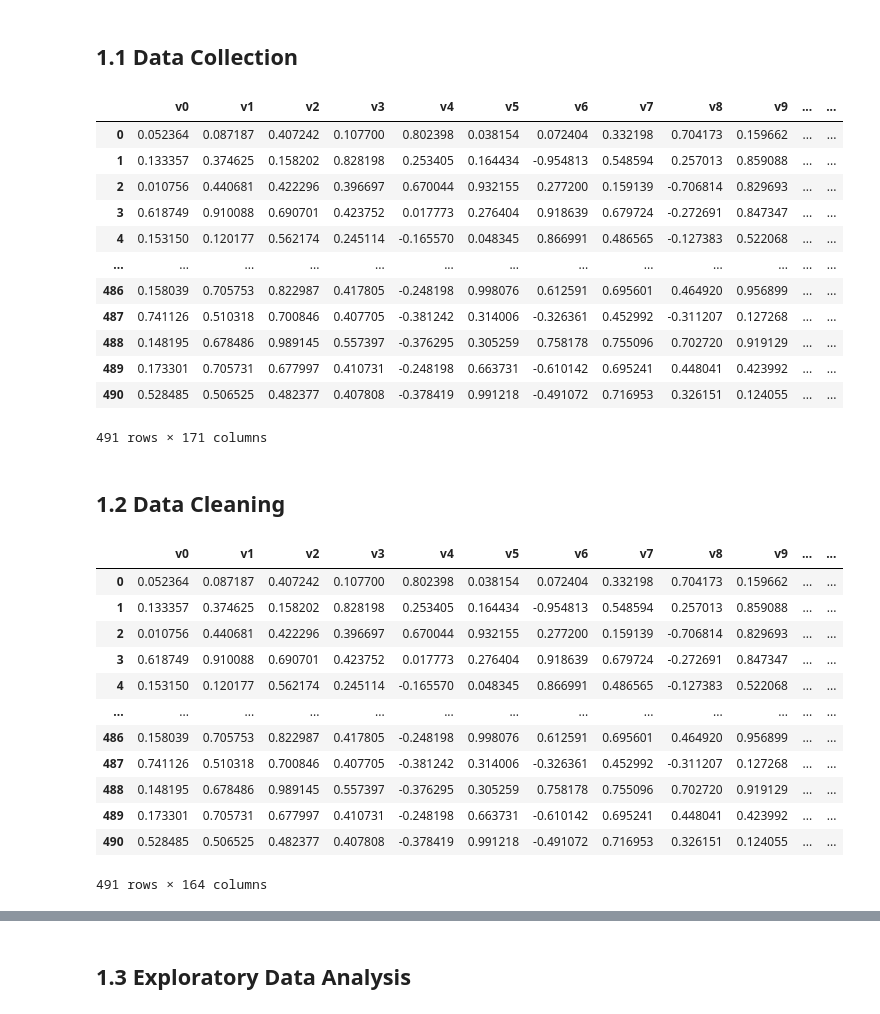
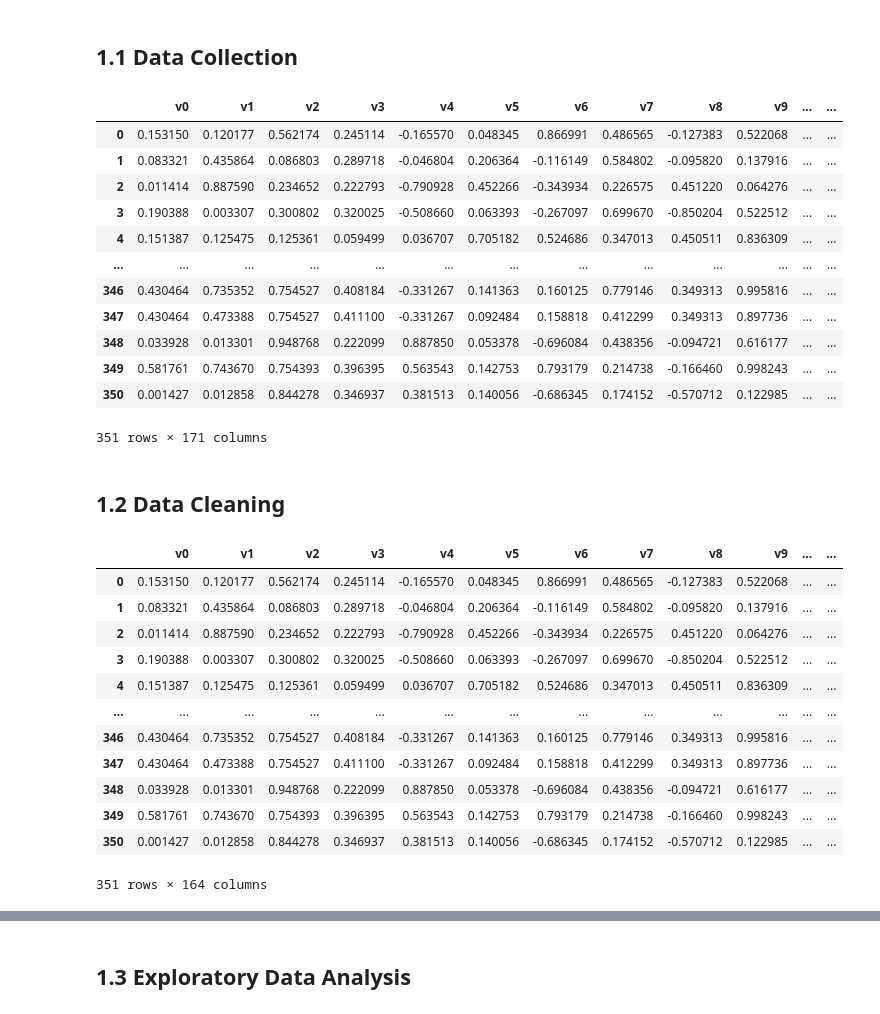
Before and after one commit to MeronZnabei/master-thesis-project, a Jupyter notebook: output_analysis/posteriori.ipynb, the cells around one changed output, grey strips where cells are left out. Drawn from its saved outputs; the diff is of its cells as text; code cells hidden in the pictures.

```diff
--- a/output_analysis/posteriori.ipynb
+++ b/output_analysis/posteriori.ipynb
@@ -10,22 +10,22 @@ from pandas.plotting import parallel_coordinates
 ## 1.1 Data Collection
 # %%
 # outputs the value for every decision variable and output variable
-opt_results = pd.read_csv("../outputs/nfe5000_uwf_big/baseline_results_nfe5000_uwf_big.csv").drop(columns="Unnamed: 0")
+opt_results = pd.read_csv("../outputs/nfe5000_gini/baseline_results_nfe5000_gini.csv").drop(columns="Unnamed: 0")
 opt_results
 # %% [output]
 |  | v0 | v1 | v2 | v3 | v4 | v5 | v6 | v7 | v8 | v9 | ... | ... |
-| 0 | 0.052364 | 0.087187 | 0.407242 | 0.107700 | 0.802398 | 0.038154 | 0.072404 | 0.332198 | 0.704173 | 0.159662 | ... | ... |
-| 1 | 0.133357 | 0.374625 | 0.158202 | 0.828198 | 0.253405 | 0.164434 | -0.954813 | 0.548594 | 0.257013 | 0.859088 | ... | ... |
-| 2 | 0.010756 | 0.440681 | 0.422296 | 0.396697 | 0.670044 | 0.932155 | 0.277200 | 0.159139 | -0.706814 | 0.829693 | ... | ... |
-| 3 | 0.618749 | 0.910088 | 0.690701 | 0.423752 | 0.017773 | 0.276404 | 0.918639 | 0.679724 | -0.272691 | 0.847347 | ... | ... |
-| 4 | 0.153150 | 0.120177 | 0.562174 | 0.245114 | -0.165570 | 0.048345 | 0.866991 | 0.486565 | -0.127383 | 0.522068 | ... | ... |
+| 0 | 0.153150 | 0.120177 | 0.562174 | 0.245114 | -0.165570 | 0.048345 | 0.866991 | 0.486565 | -0.127383 | 0.522068 | ... | ... |
+| 1 | 0.083321 | 0.435864 | 0.086803 | 0.289718 | -0.046804 | 0.206364 | -0.116149 | 0.584802 | -0.095820 | 0.137916 | ... | ... |
+| 2 | 0.011414 | 0.887590 | 0.234652 | 0.222793 | -0.790928 | 0.452266 | -0.343934 | 0.226575 | 0.451220 | 0.064276 | ... | ... |
+| 3 | 0.190388 | 0.003307 | 0.300802 | 0.320025 | -0.508660 | 0.063393 | -0.267097 | 0.699670 | -0.850204 | 0.522512 | ... | ... |
+| 4 | 0.151387 | 0.125475 | 0.125361 | 0.059499 | 0.036707 | 0.705182 | 0.524686 | 0.347013 | 0.450511 | 0.836309 | ... | ... |
 | ... | ... | ... | ... | ... | ... | ... | ... | ... | ... | ... | ... | ... |
-| 486 | 0.158039 | 0.705753 | 0.822987 | 0.417805 | -0.248198 | 0.998076 | 0.612591 | 0.695601 | 0.464920 | 0.956899 | ... | ... |
-| 487 | 0.741126 | 0.510318 | 0.700846 | 0.407705 | -0.381242 | 0.314006 | -0.326361 | 0.452992 | -0.311207 | 0.127268 | ... | ... |
-| 488 | 0.148195 | 0.678486 | 0.989145 | 0.557397 | -0.376295 | 0.305259 | 0.758178 | 0.755096 | 0.702720 | 0.919129 | ... | ... |
-| 489 | 0.173301 | 0.705731 | 0.677997 | 0.410731 | -0.248198 | 0.663731 | -0.610142 | 0.695241 | 0.448041 | 0.423992 | ... | ... |
-| 490 | 0.528485 | 0.506525 | 0.482377 | 0.407808 | -0.378419 | 0.991218 | -0.491072 | 0.716953 | 0.326151 | 0.124055 | ... | ... |
+| 346 | 0.430464 | 0.735352 | 0.754527 | 0.408184 | -0.331267 | 0.141363 | 0.160125 | 0.779146 | 0.349313 | 0.995816 | ... | ... |
+| 347 | 0.430464 | 0.473388 | 0.754527 | 0.411100 | -0.331267 | 0.092484 | 0.158818 | 0.412299 | 0.349313 | 0.897736 | ... | ... |
+| 348 | 0.033928 | 0.013301 | 0.948768 | 0.222099 | 0.887850 | 0.053378 | -0.696084 | 0.438356 | -0.094721 | 0.616177 | ... | ... |
+| 349 | 0.581761 | 0.743670 | 0.754393 | 0.396395 | 0.563543 | 0.142753 | 0.793179 | 0.214738 | -0.166460 | 0.998243 | ... | ... |
+| 350 | 0.001427 | 0.012858 | 0.844278 | 0.346937 | 0.381513 | 0.140056 | -0.686345 | 0.174152 | -0.570712 | 0.122985 | ... | ... |
-491 rows × 171 columns
+351 rows × 171 columns
 # %% [markdown]
 ## 1.2 Data Cleaning
 # %%
@@ -36,18 +36,18 @@ policies, objectives = opt_results.iloc[:, :-7], opt_results.iloc[:, -7:]
 policies
 # %% [output]
 |  | v0 | v1 | v2 | v3 | v4 | v5 | v6 | v7 | v8 | v9 | ... | ... |
-| 0 | 0.052364 | 0.087187 | 0.407242 | 0.107700 | 0.802398 | 0.038154 | 0.072404 | 0.332198 | 0.704173 | 0.159662 | ... | ... |
-| 1 | 0.133357 | 0.374625 | 0.158202 | 0.828198 | 0.253405 | 0.164434 | -0.954813 | 0.548594 | 0.257013 | 0.859088 | ... | ... |
-| 2 | 0.010756 | 0.440681 | 0.422296 | 0.396697 | 0.670044 | 0.932155 | 0.277200 | 0.159139 | -0.706814 | 0.829693 | ... | ... |
-| 3 | 0.618749 | 0.910088 | 0.690701 | 0.423752 | 0.017773 | 0.276404 | 0.918639 | 0.679724 | -0.272691 | 0.847347 | ... | ... |
-| 4 | 0.153150 | 0.120177 | 0.562174 | 0.245114 | -0.165570 | 0.048345 | 0.866991 | 0.486565 | -0.127383 | 0.522068 | ... | ... |
+| 0 | 0.153150 | 0.120177 | 0.562174 | 0.245114 | -0.165570 | 0.048345 | 0.866991 | 0.486565 | -0.127383 | 0.522068 | ... | ... |
+| 1 | 0.083321 | 0.435864 | 0.086803 | 0.289718 | -0.046804 | 0.206364 | -0.116149 | 0.584802 | -0.095820 | 0.137916 | ... | ... |
+| 2 | 0.011414 | 0.887590 | 0.234652 | 0.222793 | -0.790928 | 0.452266 | -0.343934 | 0.226575 | 0.451220 | 0.064276 | ... | ... |
+| 3 | 0.190388 | 0.003307 | 0.300802 | 0.320025 | -0.508660 | 0.063393 | -0.267097 | 0.699670 | -0.850204 | 0.522512 | ... | ... |
+| 4 | 0.151387 | 0.125475 | 0.125361 | 0.059499 | 0.036707 | 0.705182 | 0.524686 | 0.347013 | 0.450511 | 0.836309 | ... | ... |
 | ... | ... | ... | ... | ... | ... | ... | ... | ... | ... | ... | ... | ... |
-| 486 | 0.158039 | 0.705753 | 0.822987 | 0.417805 | -0.248198 | 0.998076 | 0.612591 | 0.695601 | 0.464920 | 0.956899 | ... | ... |
-| 487 | 0.741126 | 0.510318 | 0.700846 | 0.407705 | -0.381242 | 0.314006 | -0.326361 | 0.452992 | -0.311207 | 0.127268 | ... | ... |
-| 488 | 0.148195 | 0.678486 | 0.989145 | 0.557397 | -0.376295 | 0.305259 | 0.758178 | 0.755096 | 0.702720 | 0.919129 | ... | ... |
-| 489 | 0.173301 | 0.705731 | 0.677997 | 0.410731 | -0.248198 | 0.663731 | -0.610142 | 0.695241 | 0.448041 | 0.423992 | ... | ... |
-| 490 | 0.528485 | 0.506525 | 0.482377 | 0.407808 | -0.378419 | 0.991218 | -0.491072 | 0.716953 | 0.326151 | 0.124055 | ... | ... |
+| 346 | 0.430464 | 0.735352 | 0.754527 | 0.408184 | -0.331267 | 0.141363 | 0.160125 | 0.779146 | 0.349313 | 0.995816 | ... | ... |
+| 347 | 0.430464 | 0.473388 | 0.754527 | 0.411100 | -0.331267 | 0.092484 | 0.158818 | 0.412299 | 0.349313 | 0.897736 | ... | ... |
+| 348 | 0.033928 | 0.013301 | 0.948768 | 0.222099 | 0.887850 | 0.053378 | -0.696084 | 0.438356 | -0.094721 | 0.616177 | ... | ... |
+| 349 | 0.581761 | 0.743670 | 0.754393 | 0.396395 | 0.563543 | 0.142753 | 0.793179 | 0.214738 | -0.166460 | 0.998243 | ... | ... |
+| 350 | 0.001427 | 0.012858 | 0.844278 | 0.346937 | 0.381513 | 0.140056 | -0.686345 | 0.174152 | -0.570712 | 0.122985 | ... | ... |
-491 rows × 164 columns
+351 rows × 164 columns
 # %%
 # the objectives dataframe
 df_objectives = objectives.copy()
```
Also changed, not shown: parts of 19 cells of this notebook, 1 other file.
